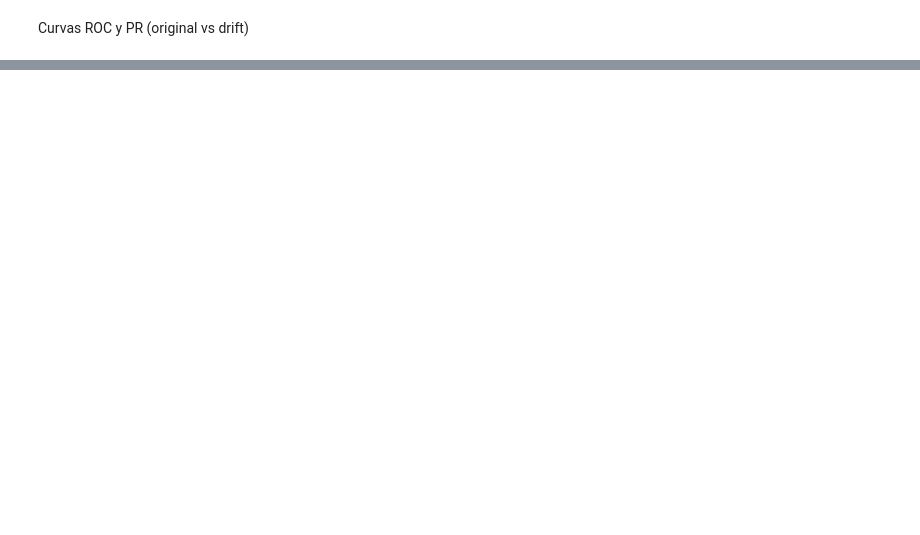
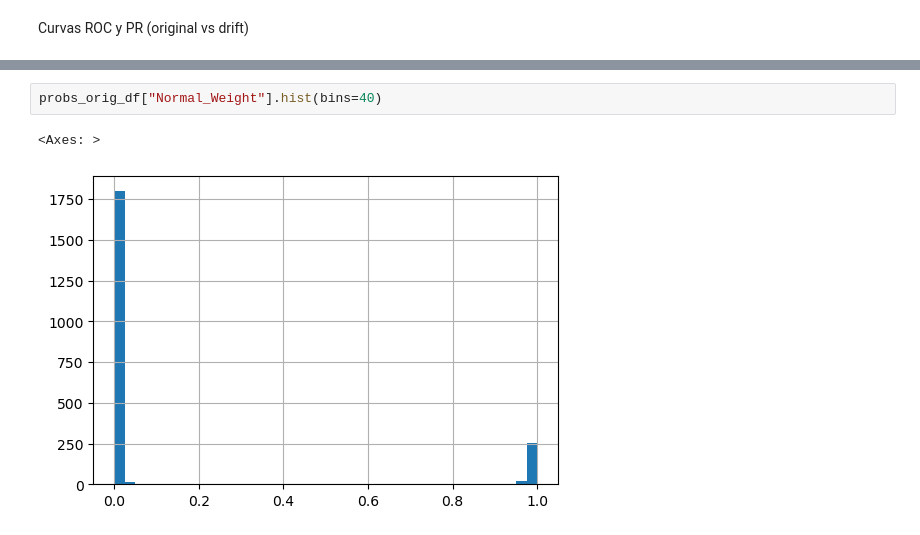
Before and after one commit to KIKINWERO/Proyecto_Avance, a Jupyter notebook: notebooks/5.0_DataDrift.ipynb, the cells around one changed output, grey strips where cells are left out. Saved outputs shown, nothing was run; the diff lists cells and outputs as text; blank space fills up the shorter version.

```diff
--- a/notebooks/5.0_DataDrift.ipynb
+++ b/notebooks/5.0_DataDrift.ipynb
@@ -179,0 +526,5 @@ if hasattr(model, "predict_proba"):
+# %%
+probs_orig_df["Normal_Weight"].hist(bins=40)
+# %% [output]
+<Axes: >
+[figure, added]
```
Also changed, not shown: parts of 51 cells of this notebook.
